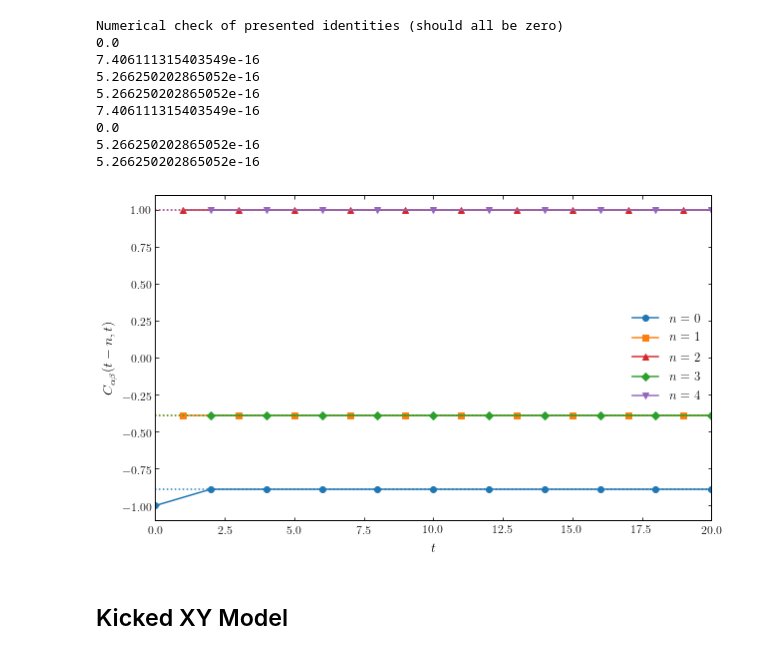
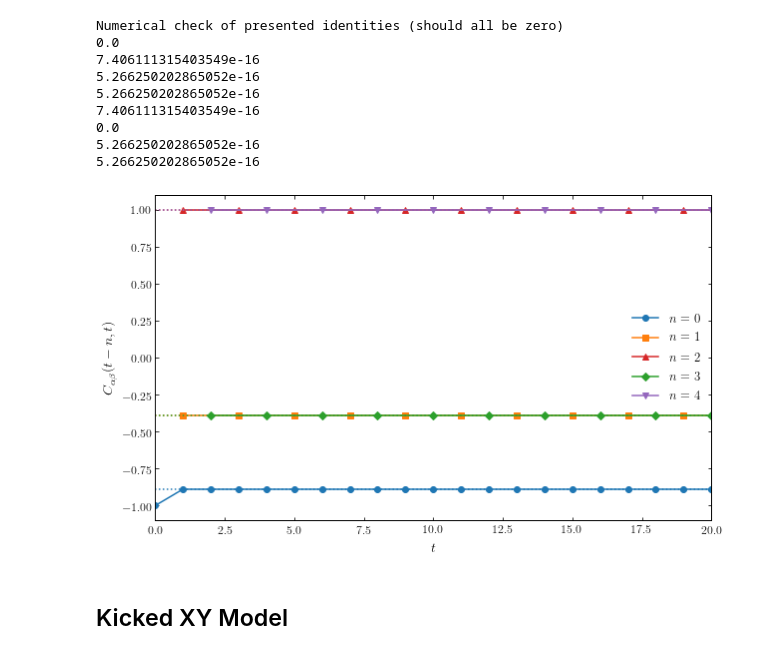
Before and after one commit to PieterWClaeys/UnitaryCircuits, a Jupyter notebook: MaximumVelocityQuantumCircuits.ipynb, the cells around one changed output. Drawn from its saved outputs; the diff is of its cells as text; code cells hidden in the pictures.

```diff
--- a/MaximumVelocityQuantumCircuits.ipynb
+++ b/MaximumVelocityQuantumCircuits.ipynb
@@ -436,7 +436,7 @@ lam_max = (np.sort(np.abs(E))[-2])
 
 
 #Correlation functions on the light cone
-fig, ax = plt.subplots(figsize=[10,8])
+fig, ax = plt.subplots(figsize=[10,6])
 
 #Number of time steps
 n_t = 25
@@ -462,7 +462,7 @@ plt.show()
 
 
 #Long-time values of the OTOC inside the light cone
-fig, ax = plt.subplots(figsize=[10,8])
+fig, ax = plt.subplots(figsize=[10,6])
 
 #Number of time steps
 n_t = 25
@@ -575,7 +575,7 @@ lam_max = (np.sort(np.abs(E))[-2])
 
 
 #Correlation functions on the light cone
-fig, ax = plt.subplots()
+fig, ax = plt.subplots(figsize=[10,6])
 
 #Number of time steps
 n_t = 25
@@ -601,7 +601,7 @@ plt.show()
 
 
 #Long-time values of the OTOC inside the light cone
-fig, ax = plt.subplots()
+fig, ax = plt.subplots(figsize=[10,6])
 
 #Number of time steps
 n_t = 25
@@ -646,53 +646,51 @@ Numerical check of presented identities (should all be zero)
 5.266250202865052e-16
 # %%
 #Calculate OTOC given sigma_alpha and sigma_beta
-a_, a_y, a_z = np.sqrt(1./6.), np.sqrt(1./2.), np.sqrt(1./3.)
+a_x, a_y, a_z = np.sqrt(1./6.), np.sqrt(1./2.), np.sqrt(1./3.)
 b_x, b_y, b_z =  np.sqrt(1./6.), -np.sqrt(1./2.), np.sqrt(1./3.)
-
-U = KIM_gate(h_1 = 0., h_2 = 0.)
 
 #Construct sigma_alpha and sigma_beta
 op_a, op_b = a_x*X+a_y*Y+a_z*Z, b_x*X+b_y*Y+b_z*Z
 
 #Number of steps
-n_t = 20
+n_t = 25
 
 #Create figure
-fix, ax = plt.subplots()
+fix, ax = plt.subplots(figsize=[10,6])
 
 #C(t,t)
 [t_range, OTOC] = evol_even(U, op_a, op_b, 1, n_t)
 ax.plot(t_range, OTOC.real,'C0o-',label=r'$n=0$')
 ax.plot(t_range, [2.*((a_y*b_y+a_z*b_z)**2+a_x**2*b_x**2)-1.]*len(t_range),'C0:')
 
 #C(t-1,t)
 [t_range, OTOC] = evol_odd(U, op_a, op_b, 1, n_t)
 ax.plot(2.*t_range+1., OTOC.real,'C1s-',label=r'$n=1$')
 ax.plot(2.*t_range, [(a_x**2+(1.-a_x**2)*(2.*b_x**2-1.))]*len(t_range),'C1:')
 
 #C(t-2,t)
 [t_range, OTOC] = evol_even(U, op_a, op_b, 2, n_t)
 ax.plot(2.*t_range+1., OTOC.real,'C3^-',label=r'$n=2$')
 ax.plot(2.*t_range, [1.]*len(t_range),'C3:')
 
 #C(t-3,t)
 [t_range, OTOC] = evol_odd(U, op_a, op_b, 2, n_t)
 ax.plot(2.*t_range+2., OTOC.real,'C2D-',label=r'$n=3$')
 ax.plot(2.*t_range, [(a_x**2+(1.-a_x**2)*(2.*b_x**2-1.))]*len(t_range),'C2:')
 
 #C(t-4,t)
 [t_range, OTOC] = evol_even(U, op_a, op_b, 3, n_t)
 ax.plot(2.*t_range+2., OTOC.real,'C4v-',label=r'$n=4$')
 ax.plot(2.*t_range, [1.]*len(t_range),'C4:')
 
 ax.set_xlim([0,20])
 ax.set_ylim([-1.1,1.1])
 ax.set_ylabel(r'$C_{\alpha \beta}(t-n,t)$')
 ax.set_xlabel(r'$t$')
 ax.legend()
 plt.show()
 # %% [output]
-[figure, old version]
+[figure, new version]
 # %% [markdown]
 ## Kicked XY Model
 # %%
```
Also changed, not shown: parts of 6 cells of this notebook.
